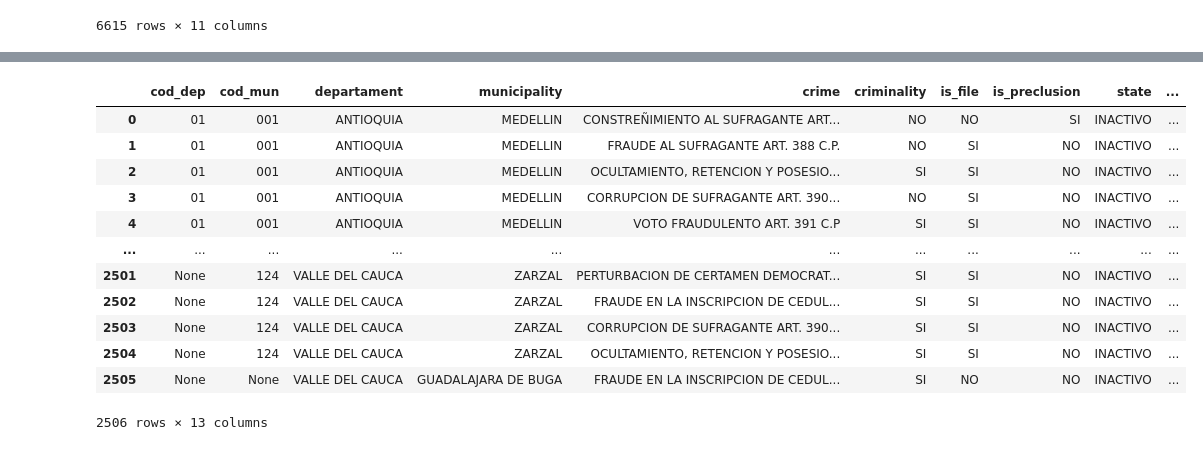
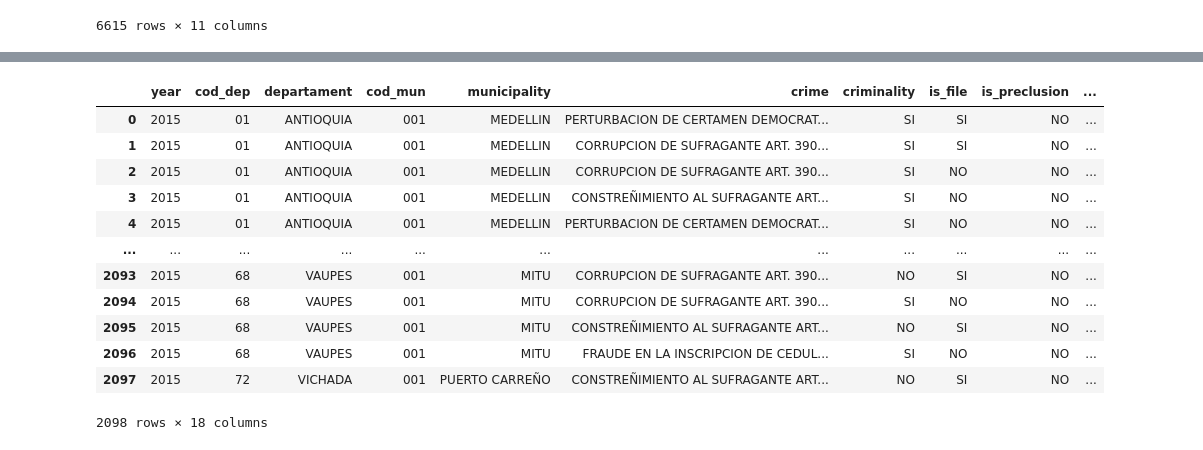
Before and after one commit to HansSanchez/merge-db-cedae, a Jupyter notebook: MergeDatabases2015.ipynb, the cells around one changed output, grey strips where cells are left out. Cells and saved outputs as stored; diff of their text form; code cells hidden in the pictures.

```diff
--- a/MergeDatabases2015.ipynb
+++ b/MergeDatabases2015.ipynb
@@ -371,6 +434,6 @@ df_delitos_electorales_spoa_2011Copy
 # %%
-# Crear un diccionario de mapeo de departamentos y valores a partir de df_estadistica_idc_2011
-municipality_valores = dict(zip(df_estadistica_idc_2011['municipality'], df_estadistica_idc_2011['cod_mun']))
+# Crear un diccionario de mapeo de departamentos y valores a partir de df_estadistica_idc_2015
+municipality_valores = dict(zip(df_estadistica_idc_2015['municipality'], df_estadistica_idc_2015['cod_mun']))
 
 # Define una función para aplicar la condición utilizando el diccionario
 def asignar_valor(row):
@@ -378,4 +441,4 @@ def asignar_valor(row):
     return municipality_valores.get(municipality, None)  # Devuelve el valor correspondiente o None si no se encuentra
 
 # Aplica la función a cada fila del DataFrame y crea la nueva columna
-df_delitos_electorales_spoa_2011Copy['cod_mun'] = df_delitos_electorales_spoa_2011Copy.apply(asignar_valor, axis=1)
+df_2015['cod_mun'] = df_2015.apply(asignar_valor, axis=1)
@@ -382 +478,23 @@ df_delitos_electorales_spoa_2011Copy['cod_mun'] = df_delitos_electorales_spoa_20
+# %%
+# Crear un diccionario de mapeo de departamentos y valores a partir de df_estadistica_idc_2015
+men_valores = dict(zip(total_men['municipality'], total_men['men']))
+
+# Define una función para aplicar la condición utilizando el diccionario
+def asignar_valor(row):
+    men = row['municipality']
+    return men_valores.get(men, None)  # Devuelve el valor correspondiente o None si no se encuentra
+
+# Aplica la función a cada fila del DataFrame y crea la nueva columna
+df_2015['total_men'] = df_2015.apply(asignar_valor, axis=1)
+# %%
+# Crear un diccionario de mapeo de departamentos y valores a partir de df_estadistica_idc_2015
+valores = dict(zip(total_people['municipality'], total_people['total']))
+
+# Define una función para aplicar la condición utilizando el diccionario
+def asignar_valor(row):
+    men = row['municipality']
+    return valores.get(men, None)  # Devuelve el valor correspondiente o None si no se encuentra
+
+# Aplica la función a cada fila del DataFrame y crea la nueva columna
+df_2015['total_people'] = df_2015.apply(asignar_valor, axis=1)
 # %%
@@ -415,9 +533,10 @@ df_delitos_electorales_spoa_2011Copy.sort_values(by=['cod_dep', 'cod_mun'], asce
 # Supongamos que tienes un DataFrame df con columnas originales
 # y deseas reordenarlas en un nuevo orden específico
 new_order = [
+    'year',
     'cod_dep',
+    'departament',
     'cod_mun',
-    'departament',
     'municipality',
     'crime',
     'criminality',
@@ -426,25 +545,29 @@ new_order = [
     'state',
     'state_case',
     'law',
-    'year',
     'total_processes',
+    'transhumants',
+    'total_idc',
+    'total_women',
+    'total_men',
+    'total_people'
 ]
 
 # Utiliza .reorder_levels() para cambiar el orden de las columnas
-df_delitos_electorales_spoa_2011Copy = df_delitos_electorales_spoa_2011Copy[new_order]
+df_2015 = df_2015[new_order].sort_values(by=['cod_dep', 'cod_mun'], ascending=[True, True]).reset_index().drop(['index'], axis=1)
 # %%
-df_delitos_electorales_spoa_2011Copy.sort_values(by=['cod_dep', 'cod_mun'], ascending=[True, True]).reset_index().drop(['index'], axis=1)
+df_2015
 # %% [output]
-|  | cod_dep | cod_mun | departament | municipality | crime | criminality | is_file | is_preclusion | state | ... |
-| 0 | 01 | 001 | ANTIOQUIA | MEDELLIN | CONSTREÑIMIENTO AL SUFRAGANTE ART... | NO | NO | SI | INACTIVO | ... |
-| 1 | 01 | 001 | ANTIOQUIA | MEDELLIN | FRAUDE AL SUFRAGANTE ART. 388 C.P. | NO | SI | NO | INACTIVO | ... |
-| 2 | 01 | 001 | ANTIOQUIA | MEDELLIN | OCULTAMIENTO, RETENCION Y POSESIO... | SI | SI | NO | INACTIVO | ... |
-| 3 | 01 | 001 | ANTIOQUIA | MEDELLIN | CORRUPCION DE SUFRAGANTE ART. 390... | NO | SI | NO | INACTIVO | ... |
-| 4 | 01 | 001 | ANTIOQUIA | MEDELLIN | VOTO FRAUDULENTO ART. 391 C.P | SI | SI | NO | INACTIVO | ... |
+|  | year | cod_dep | departament | cod_mun | municipality | crime | criminality | is_file | is_preclusion | ... |
+| 0 | 2015 | 01 | ANTIOQUIA | 001 | MEDELLIN | PERTURBACION DE CERTAMEN DEMOCRAT... | SI | SI | NO | ... |
+| 1 | 2015 | 01 | ANTIOQUIA | 001 | MEDELLIN | CORRUPCION DE SUFRAGANTE ART. 390... | SI | SI | NO | ... |
+| 2 | 2015 | 01 | ANTIOQUIA | 001 | MEDELLIN | CORRUPCION DE SUFRAGANTE ART. 390... | SI | NO | NO | ... |
+| 3 | 2015 | 01 | ANTIOQUIA | 001 | MEDELLIN | CONSTREÑIMIENTO AL SUFRAGANTE ART... | SI | NO | NO | ... |
+| 4 | 2015 | 01 | ANTIOQUIA | 001 | MEDELLIN | PERTURBACION DE CERTAMEN DEMOCRAT... | SI | NO | NO | ... |
 | ... | ... | ... | ... | ... | ... | ... | ... | ... | ... | ... |
-| 2501 | None | 124 | VALLE DEL CAUCA | ZARZAL | PERTURBACION DE CERTAMEN DEMOCRAT... | SI | SI | NO | INACTIVO | ... |
-| 2502 | None | 124 | VALLE DEL CAUCA | ZARZAL | FRAUDE EN LA INSCRIPCION DE CEDUL... | SI | SI | NO | INACTIVO | ... |
-| 2503 | None | 124 | VALLE DEL CAUCA | ZARZAL | CORRUPCION DE SUFRAGANTE ART. 390... | SI | SI | NO | INACTIVO | ... |
-| 2504 | None | 124 | VALLE DEL CAUCA | ZARZAL | OCULTAMIENTO, RETENCION Y POSESIO... | SI | SI | NO | INACTIVO | ... |
-| 2505 | None | None | VALLE DEL CAUCA | GUADALAJARA DE BUGA | FRAUDE EN LA INSCRIPCION DE CEDUL... | SI | NO | NO | INACTIVO | ... |
+| 2093 | 2015 | 68 | VAUPES | 001 | MITU | CORRUPCION DE SUFRAGANTE ART. 390... | NO | SI | NO | ... |
+| 2094 | 2015 | 68 | VAUPES | 001 | MITU | CORRUPCION DE SUFRAGANTE ART. 390... | SI | NO | NO | ... |
+| 2095 | 2015 | 68 | VAUPES | 001 | MITU | CONSTREÑIMIENTO AL SUFRAGANTE ART... | NO | SI | NO | ... |
+| 2096 | 2015 | 68 | VAUPES | 001 | MITU | FRAUDE EN LA INSCRIPCION DE CEDUL... | SI | NO | NO | ... |
+| 2097 | 2015 | 72 | VICHADA | 001 | PUERTO CARREÑO | CONSTREÑIMIENTO AL SUFRAGANTE ART... | NO | SI | NO | ... |
-2506 rows × 13 columns
+2098 rows × 18 columns
```
Also changed, not shown: parts of 52 cells of this notebook, 33 other files.
